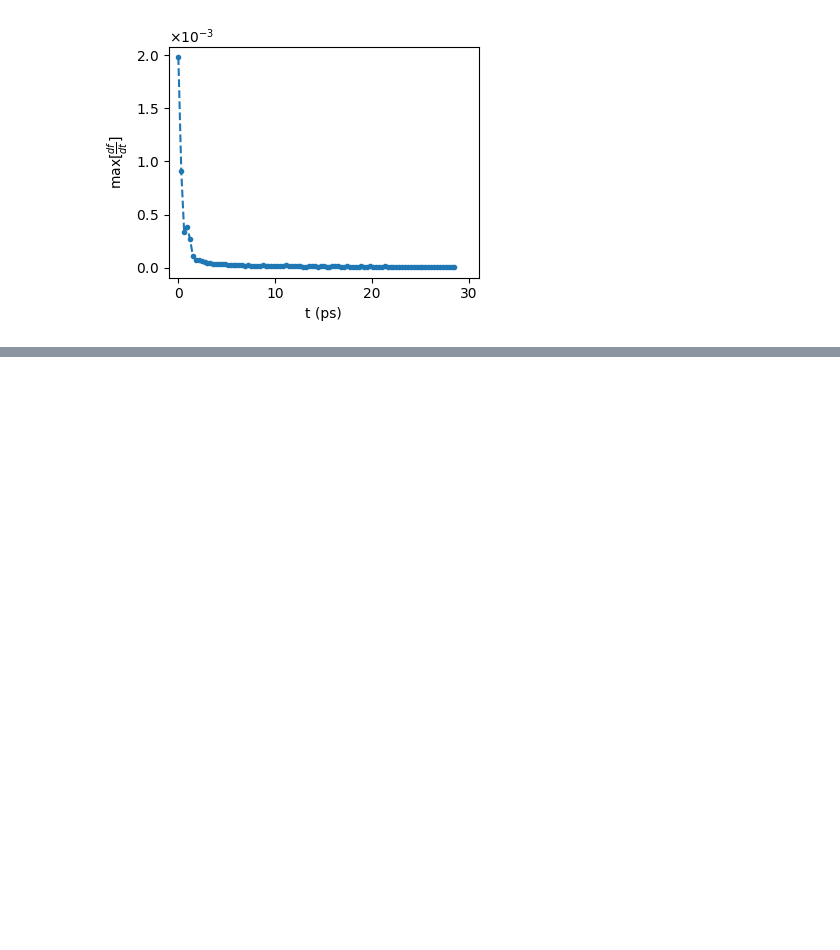
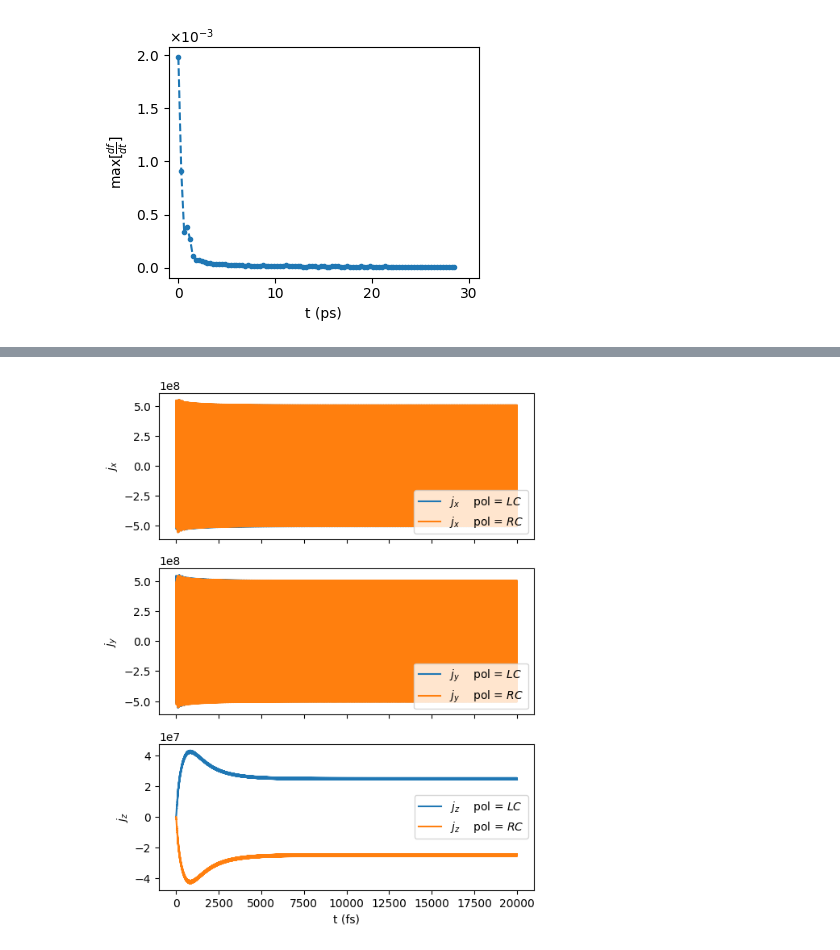
Before and after one commit to Ping-Group-UCSC/Tutorials, a Jupyter notebook: DMD-workflows/CPGE-LPGE-data-analysis.ipynb, the cells around one changed output, grey strips where cells are left out. Cells and saved outputs as stored; diff of their text form; code cells hidden in the pictures; blank space fills up the shorter version.

```diff
--- a/DMD-workflows/CPGE-LPGE-data-analysis.ipynb
+++ b/DMD-workflows/CPGE-LPGE-data-analysis.ipynb
@@ -215,0 +370,35 @@ fig4.savefig('dfdt-max.pdf')
+# %%
+# Read various files
+jx_lc = np.loadtxt('LC/jx_elec_tot.out')
+jy_lc = np.loadtxt('LC/jy_elec_tot.out')
+jz_lc = np.loadtxt('LC/jz_elec_tot.out')
+
+jx_rc = np.loadtxt('RC/jx_elec_tot.out')
+jy_rc = np.loadtxt('RC/jy_elec_tot.out')
+jz_rc = np.loadtxt('RC/jz_elec_tot.out')
+# %%
+# Plot the time data
+
+fig1, ax1 = plt.subplots(3,1, figsize=(6,8),sharex=True)
+
+
+
+ax1[0].plot(jx_lc[:,0]/fs, jx_lc[:,1], label='$j_x$    pol = $LC$')
+ax1[0].plot(jx_rc[:,0]/fs, jx_rc[:,1], label='$j_x$    pol = $RC$')
+ax1[0].set_ylabel('$j_x$')
+ax1[0].legend(loc='lower right')
+
+ax1[1].plot(jy_lc[:,0]/fs, jy_lc[:,1], label=r'$j_y$    pol = $LC$')
+ax1[1].plot(jy_rc[:,0]/fs, jy_rc[:,1], label=r'$j_y$    pol = $RC$')
+ax1[1].set_ylabel('$j_y$')
+ax1[1].legend(loc='lower right')
+
+ax1[2].plot(jz_lc[:,0]/fs, jz_lc[:,1], label=r'$j_z$    pol = $LC$')
+ax1[2].plot(jz_rc[:,0]/fs, jz_rc[:,1], label=r'$j_z$    pol = $RC$')
+ax1[2].set_ylabel('$j_z$')
+ax1[2].set_xlabel('t (fs)')
+ax1[2].legend()
+
+fig1.savefig('LCRC-RhSi.png')
+# %% [output]
+[figure, added]
```
Also changed, not shown: parts of 4 cells of this notebook.
